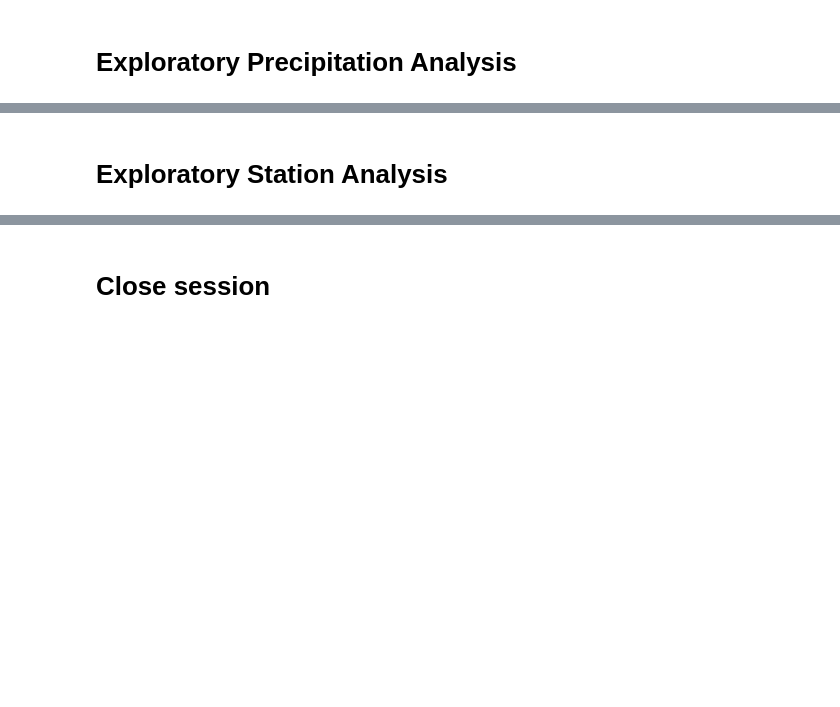
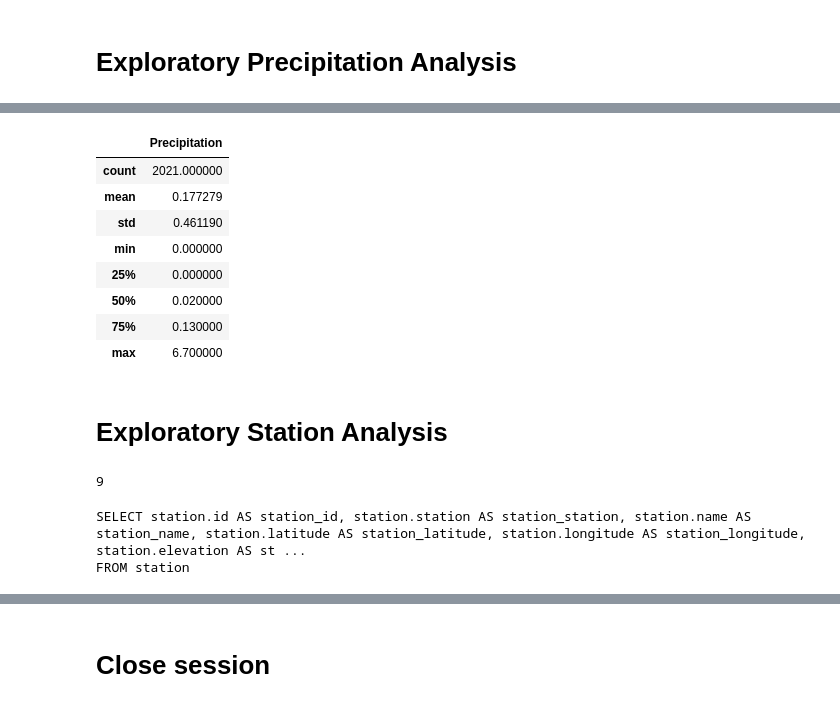
Before and after one commit to kbrantner/sqlalchemy-challenge, a Jupyter notebook: SurfsUp/climate_starter.ipynb, the cells around one changed output, grey strips where cells are left out. Drawn from its saved outputs; the diff is of its cells as text; code cells hidden in the pictures; blank space fills up the shorter version.

```diff
--- a/SurfsUp/climate_starter.ipynb
+++ b/SurfsUp/climate_starter.ipynb
@@ -89,6 +166,27 @@ session = Session(engine)
 # %%
 # Use Pandas to calcualte the summary statistics for the precipitation data
+df.describe()
+# %% [output]
+|  | Precipitation |
+| count | 2021.000000 |
+| mean | 0.177279 |
+| std | 0.461190 |
+| min | 0.000000 |
+| 25% | 0.000000 |
+| 50% | 0.020000 |
+| 75% | 0.130000 |
+| max | 6.700000 |
 # %% [markdown]
 # Exploratory Station Analysis
 # %%
 # Design a query to calculate the total number stations in the dataset
+total_station= session.query(station).distinct().count()
+print(total_station)
+# %% [output]
+9
+# %%
+total_station3=session.query(station)
+print(total_station3)
+# %% [output]
+SELECT station.id AS station_id, station.station AS station_station, station.name AS station_name, station.latitude AS station_latitude, station.longitude AS station_longitude, station.elevation AS st ...
+FROM station
```
Also changed, not shown: parts of 24 cells of this notebook.
